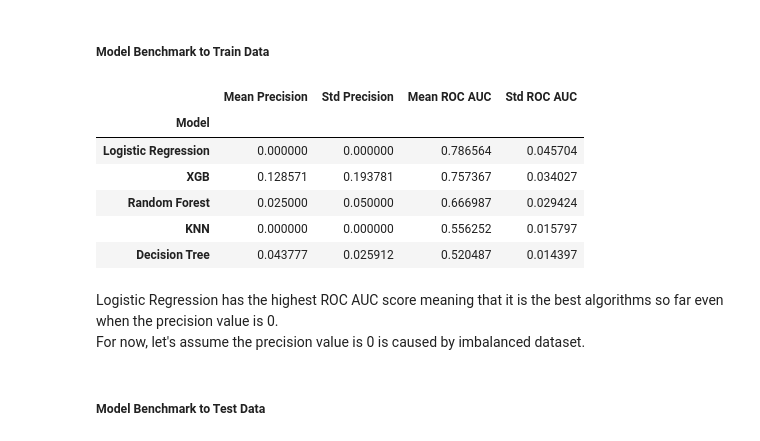
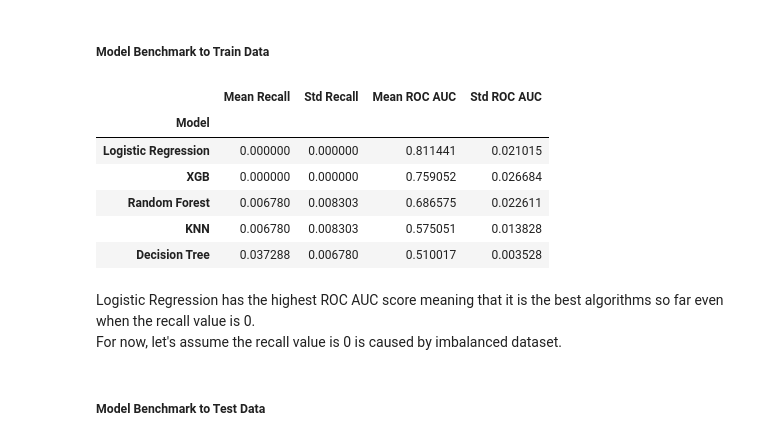
Before and after one commit to seanka/Python-TravelInsurance-MachineLearning, a Jupyter notebook: CapstoneProject3.ipynb, the cells around one changed output. Cells and saved outputs as stored; diff of their text form; code cells hidden in the pictures.

```diff
--- a/CapstoneProject3.ipynb
+++ b/CapstoneProject3.ipynb
@@ -457,7 +459,7 @@ X_test_prep = feature_engineering_transformer.transform(X_test)
 # %%
 columns_name = []
 
-for i in range(5):
+for i in range(4):
     if i == 1:
         columns_name += ['Commision (in value)']
         continue
@@ -521,15 +482,0 @@ plt.show()
-# %%
-'''
-Count the cumulative importance because shown a big gap between Agency_3 and Product Name_0 features
-Choosing by only top 5 importance features won't be appropriate. Set the threshold to 85%
-'''
-
-feature_importance_df['Cumulative_Importance'] = feature_importance_df['Importance'].cumsum()
-
-threshold = 0.85
-selected_features = feature_importance_df[feature_importance_df['Cumulative_Importance'] <= threshold]['Feature'].values
-
-print(f"Selected features: {selected_features}")
-
-X_train_prep = X_train_prep[selected_features]
-X_test_prep = X_test_prep[selected_features]
@@ -558,21 +507,21 @@ algorithm_list = [LogisticRegression(), KNeighborsClassifier(), DecisionTreeClas
 
 algorithm_list_name = ['Logistic Regression', 'KNN', 'Decision Tree', 'Random Forest', 'XGB']
 # %%
-score_list_precision = []
-mean_list_precision = []
-std_list_precision = []
+score_list_recall = []
+mean_list_recall = []
+std_list_recall = []
 
 score_list_roc_auc = []
 mean_list_roc_auc = []
 std_list_roc_auc = []
 
 for algorithm in algorithm_list:
-    cv_score_precision = cross_val_score(
+    cv_score_recall = cross_val_score(
         estimator = algorithm,
         X = X_train_prep,
         y = y_train,
         cv = StratifiedKFold(n_splits=5, shuffle=True, random_state=42),
-        scoring='precision'
+        scoring='recall'
     )
 
     cv_score_roc = cross_val_score(
@@ -583,9 +532,9 @@ for algorithm in algorithm_list:
         scoring='roc_auc'
     )
 
-    score_list_precision.append(cv_score_precision)
-    mean_list_precision.append(cv_score_precision.mean())
-    std_list_precision.append(cv_score_precision.std())
+    score_list_recall.append(cv_score_recall)
+    mean_list_recall.append(cv_score_recall.mean())
+    std_list_recall.append(cv_score_recall.std())
 
     score_list_roc_auc.append(cv_score_roc)
     mean_list_roc_auc.append(cv_score_roc.mean())
@@ -593,34 +542,34 @@ for algorithm in algorithm_list:
 # %%
 '''
 TP : Actual 1, Predicted 1
 FP : Actual 0, Predicted 1 ( Type I Error )
 TN : Actual 0, Predicted 0
 FN : Actual 1, Predicted 0 ( Type II Error )
 
-Precision is used because the company goal is to maximize its profit by focusing on groups that less likely file a claim.
-Means to minimize the FP (False Positive)
+Recall is used because the company goal is to maximize its profit by focusing on groups that less likely file a claim.
+Means to minimize the FN (False Negative)
 '''
 
 cv_score_df = pd.DataFrame()
 cv_score_df['Model'] = algorithm_list_name
-cv_score_df['Mean Precision'] = mean_list_precision
-cv_score_df['Std Precision'] = std_list_precision
+cv_score_df['Mean Recall'] = mean_list_recall
+cv_score_df['Std Recall'] = std_list_recall
 cv_score_df['Mean ROC AUC'] = mean_list_roc_auc
 cv_score_df['Std ROC AUC'] = std_list_roc_auc
 
 cv_score_df = cv_score_df.set_index('Model')
 cv_score_df.sort_values(by='Mean ROC AUC', ascending=False)
 # %% [output]
-|  | Mean Precision | Std Precision | Mean ROC AUC | Std ROC AUC |
+|  | Mean Recall | Std Recall | Mean ROC AUC | Std ROC AUC |
 | Model |  |  |  |  |
-| Logistic Regression | 0.000000 | 0.000000 | 0.786564 | 0.045704 |
-| XGB | 0.128571 | 0.193781 | 0.757367 | 0.034027 |
-| Random Forest | 0.025000 | 0.050000 | 0.666987 | 0.029424 |
-| KNN | 0.000000 | 0.000000 | 0.556252 | 0.015797 |
-| Decision Tree | 0.043777 | 0.025912 | 0.520487 | 0.014397 |
+| Logistic Regression | 0.000000 | 0.000000 | 0.811441 | 0.021015 |
+| XGB | 0.000000 | 0.000000 | 0.759052 | 0.026684 |
+| Random Forest | 0.006780 | 0.008303 | 0.686575 | 0.022611 |
+| KNN | 0.006780 | 0.008303 | 0.575051 | 0.013828 |
+| Decision Tree | 0.037288 | 0.006780 | 0.510017 | 0.003528 |
 # %% [markdown]
-Logistic Regression has the highest ROC AUC score meaning that it is the best algorithms so far even when the precision value is 0.
-For now, let's assume the precision value is 0 is caused by imbalanced dataset.
+Logistic Regression has the highest ROC AUC score meaning that it is the best algorithms so far even when the recall value is 0.
+For now, let's assume the recall value is 0 is caused by imbalanced dataset.
 # %% [markdown]
 ##### **Model Benchmark to Test Data**
 # %%
```
Also changed, not shown: parts of 74 cells of this notebook, 4 other files.
